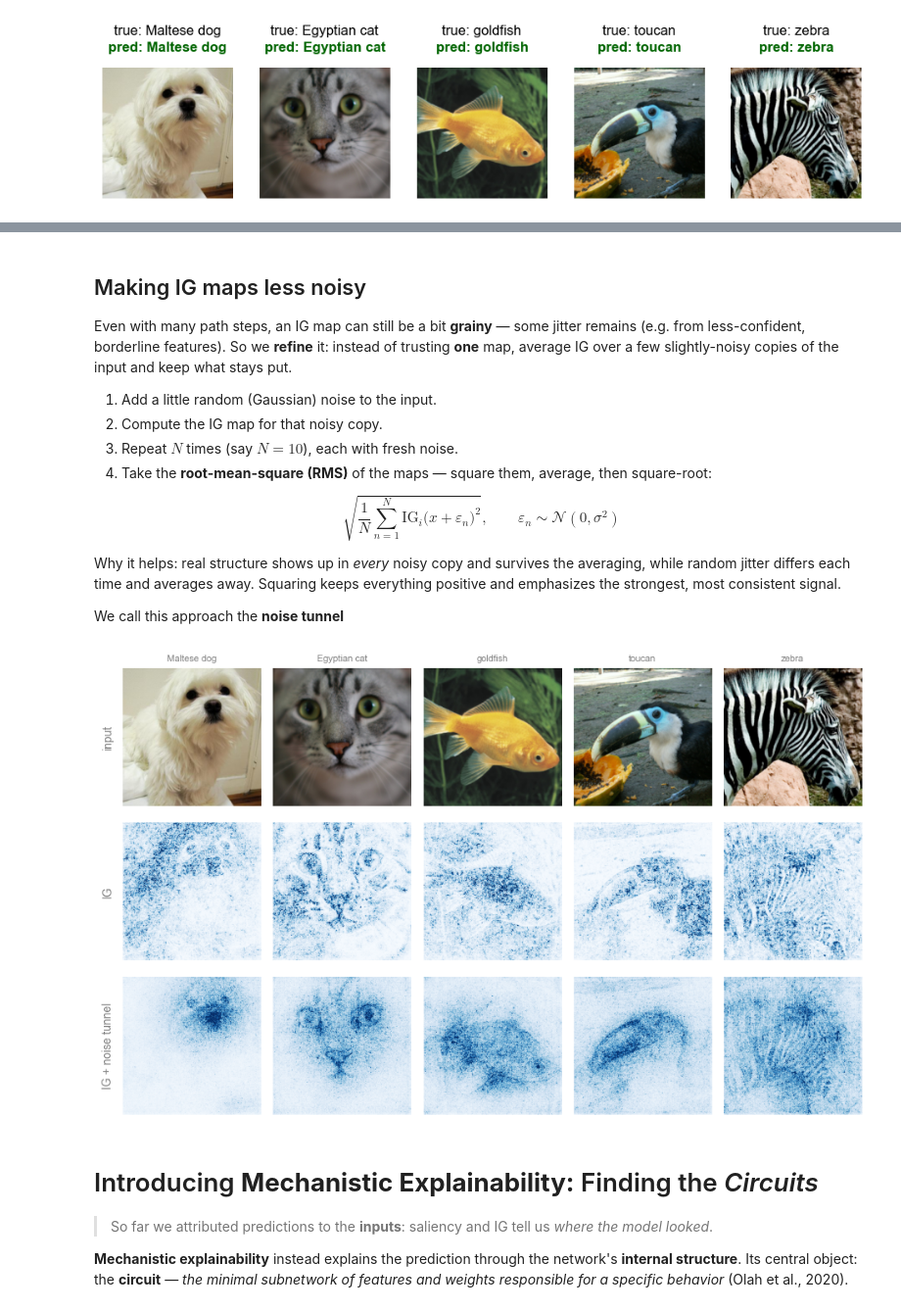
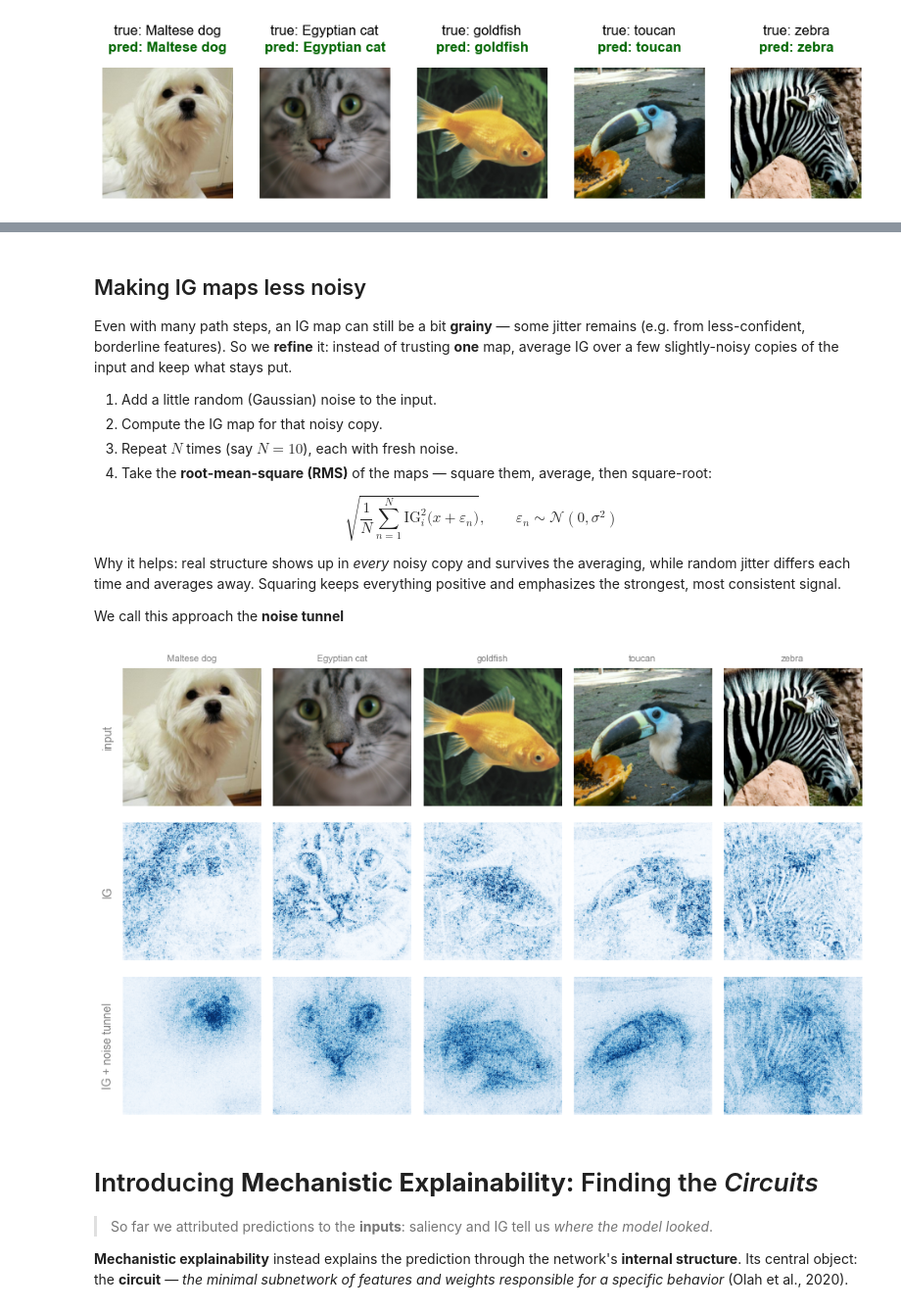
Before and after one commit to AstroStat-Academy/astrostat-school-7, a Jupyter notebook: NN_Explainability/NN_explainability.ipynb, the cells around one changed output, grey strips where cells are left out. Shown at 98% size. Saved outputs shown, nothing was run; the diff lists cells and outputs as text; code cells hidden in the pictures.

```diff
--- a/NN_Explainability/NN_explainability.ipynb
+++ b/NN_Explainability/NN_explainability.ipynb
@@ -788,7 +798,7 @@ Even with many path steps, an IG map can still be a bit **grainy** — some jitt
 3. Repeat $N$ times (say $N = 10$), each with fresh noise.
 4. Take the **root-mean-square (RMS)** of the maps — square them, average, then square-root:
 
-$$\sqrt{\frac{1}{N} \sum_{n=1}^{N} \mathrm{IG}_i\big(x + \varepsilon_n\big)^2}, \qquad \varepsilon_n \sim \mathcal{N}(0, \sigma^2)$$
+$$\sqrt{\frac{1}{N} \sum_{n=1}^{N} \mathrm{IG}^2_i\big(x + \varepsilon_n\big)}, \qquad \varepsilon_n \sim \mathcal{N}(0, \sigma^2)$$
 
 Why it helps: real structure shows up in *every* noisy copy and survives the averaging, while random jitter differs each time and averages away. Squaring keeps everything positive and emphasizes the strongest, most consistent signal.
 
@@ -802,10 +812,6 @@ def ig_noise_tunnel(model, x, target, nt_samples=10, stdev=None, noise_frac=0.3,
 
     stdev=None scales the noise to a FRACTION of the image's own dynamic range
     (`noise_frac * (max - min)`) rather than a fixed absolute value.
-
-    The sqrt (taken at display time) matters: squaring then averaging shrinks
-    small values far more than large ones (0.2^2 is 25x smaller than 1.0^2, not
-    just 5x), so without it faint-but-real attribution can vanish once displayed.
     """
     if stdev is None:
         stdev = noise_frac * (x.max() - x.min()).item()
@@ -821,36 +827,36 @@ def ig_noise_tunnel(model, x, target, nt_samples=10, stdev=None, noise_frac=0.3,
 
         attrs.append(ig ** 2)                        # square each noisy attribution
 
-    return torch.stack(attrs).mean(0)
+    return torch.stack(attrs).mean(0).sqrt()
 
 #-------------------------------------------------------------------------------------
 
 
 
 # NOTE: this runs nt_samples x IG per image -- with IMAGENET on CPU it can
 # take a few minutes; reduce nt_samples if pressed for time.
 ig_maps = [integrated_gradients(imagenet_model, img, target=p, steps=IMAGENET_IG_STEPS).amax(0).detach()
            for img, p in zip(imagenet_examples, imagenet_preds)]
 nt_maps = [ig_noise_tunnel(imagenet_model, img, p, nt_samples=10, steps=IMAGENET_IG_STEPS)
            for img, p in zip(imagenet_examples, imagenet_preds)]
 
 fig, axes = plt.subplots(3, len(imagenet_examples), figsize=(1.9 * len(imagenet_examples), 6))
 for j in range(len(imagenet_examples)):
     im, cmap = imagenet_display_img(imagenet_examples[j])
     axes[0, j].imshow(im, cmap=cmap)
     axes[0, j].set_title(IMAGENET_CLASS_NAMES[imagenet_preds[j]][:16], fontsize=8)
-    for r, amap in [(1, ig_maps[j].abs()), (2, nt_maps[j].sqrt())]:
+    for r, amap in [(1, ig_maps[j].abs()), (2, nt_maps[j])]:
         vmax = torch.quantile(amap.flatten(), 0.99)  # sharp contrast
         axes[r, j].imshow(amap, cmap="Blues", vmin=0, vmax=vmax)
     for r in range(3):
         axes[r, j].axis("off")
 for r, label in enumerate(["input", "IG", "IG + noise tunnel"]):
     axes[r, 0].text(-0.15, 0.5, label, transform=axes[r, 0].transAxes,
                     rotation=90, va="center", fontsize=10)
 plt.tight_layout()
 plt.show()
 # %% [output]
-[figure, old version]
+[figure, new version]
 # %% [markdown]
 # Introducing **Mechanistic Explainability:** Finding the _Circuits_
 
```
Also changed, not shown: parts of 41 cells of this notebook.
